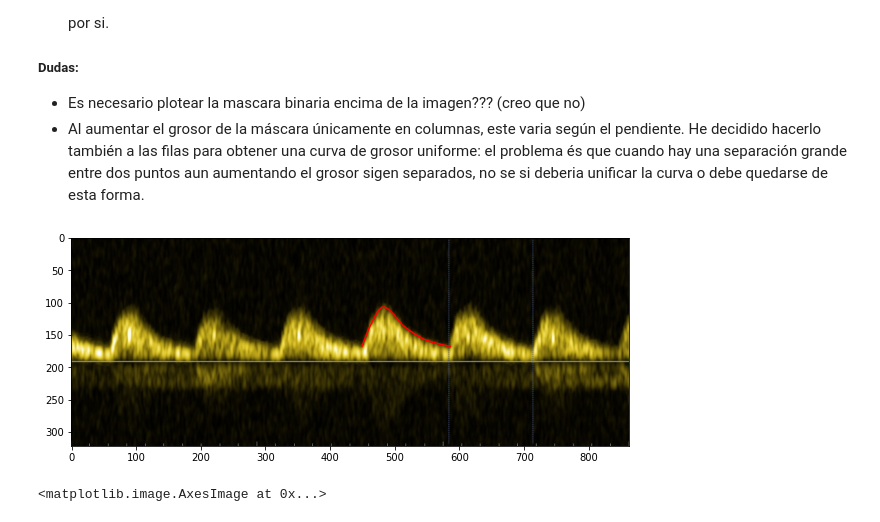
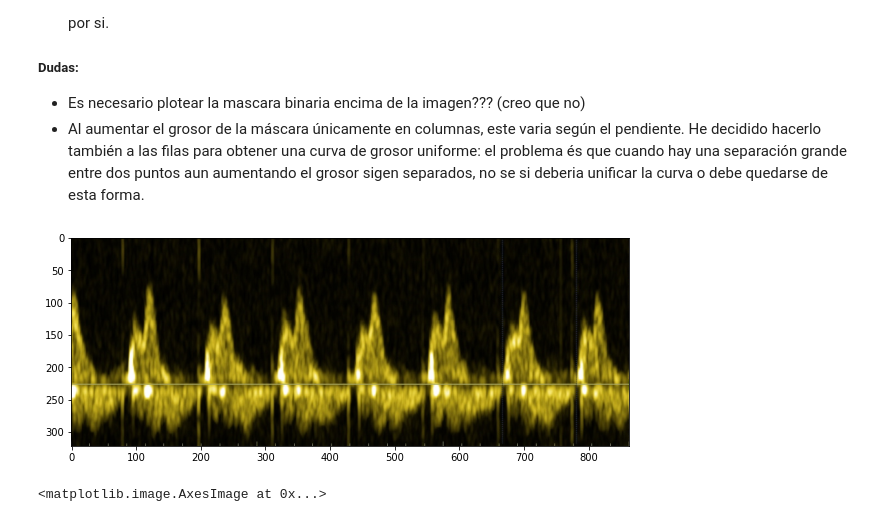
Before and after one commit to iago2900/DopplerSegmentation_iago, a Jupyter notebook: Data visualization+GT.ipynb, the cells around one changed output. Saved outputs shown, nothing was run; the diff lists cells and outputs as text; code cells hidden in the pictures.

```diff
--- a/Data visualization+GT.ipynb
+++ b/Data visualization+GT.ipynb
@@ -108,39 +108,38 @@ def convert_ybr_to_rgb(arr):
         return np.vstack([convert_ybr_to_rgb(a)[np.newaxis] for a in arr])
     else:
         temp = arr[...,1].copy()
         arr[...,1] = arr[..., 2]
         arr[...,2] = temp
         return cv2.cvtColor(arr, cv2.COLOR_YCR_CB2RGB)
 
 datadir = 'C:\\Users\\hp240\\Documents\\IAGO\\EBM\\TFG\\ALL_DOPPLER\\'
 
 # loading of ground truth:
 curves_x = sak.load_data(os.path.join(datadir,"x_coordinates.csv"))
 curves_y = sak.load_data(os.path.join(datadir,"y_coordinates.csv"))
 database = sak.load_data(os.path.join(datadir,"databases.csv"),dtype=str)
 
 data = glob.glob(datadir+'*')
 
 #for i in range(10):
 #path = data[i]
-path = 'C:\\Users\hp240\Documents\IAGO\EBM\TFG\ALL_DOPPLER\\1.2.840.113619.2.435.385039104.1524568030.43.1'
+#path = 'C:\\Users\hp240\Documents\IAGO\EBM\TFG\ALL_DOPPLER\\1.2.840.113619.2.435.385039104.1524568030.43.1' # el que sale bonito
+path = 'C:\\Users\hp240\Documents\IAGO\EBM\TFG\ALL_DOPPLER\\1.2.840.113619.2.435.385039104.1534768661.94.1'
 dicom = pydicom.dcmread(path)
 
 x0,x1,y0,y1,xref,yref,deltax,deltay = get_frame(dicom,"doppler")
 x = dicom.pixel_array.copy()[y0:y1, x0:x1,]
 if dicom.get("PhotometricInterpretation", "RGB") in ['YBR_FULL', 'YBR_FULL_422']:
     x = convert_ybr_to_rgb(x)
 gt_x = curves_x[dicom.SOPInstanceUID]
 gt_y = curves_y[dicom.SOPInstanceUID]
 
-
-
 plt.figure(1,figsize=(10,10))
 plt.imshow(x)
-plt.plot(gt_x-x0,gt_y, 'r') # plot GT (solo hay que añadir bias en la coordenada y!)
-#plt.savefig('img_example')
+#plt.plot(gt_x-x0,gt_y, 'r') # plot GT (solo hay que añadir bias en la coordenada y!)
+plt.savefig('img_example2')
 # %% [output]
-[figure, old version]
+[figure, new version]
 # %%
 # TENGO QUE ARREGLAR ESTOOOOOOOOOOO !!!!!!!!!!!!
 
```
Also changed, not shown: 12 other files.
